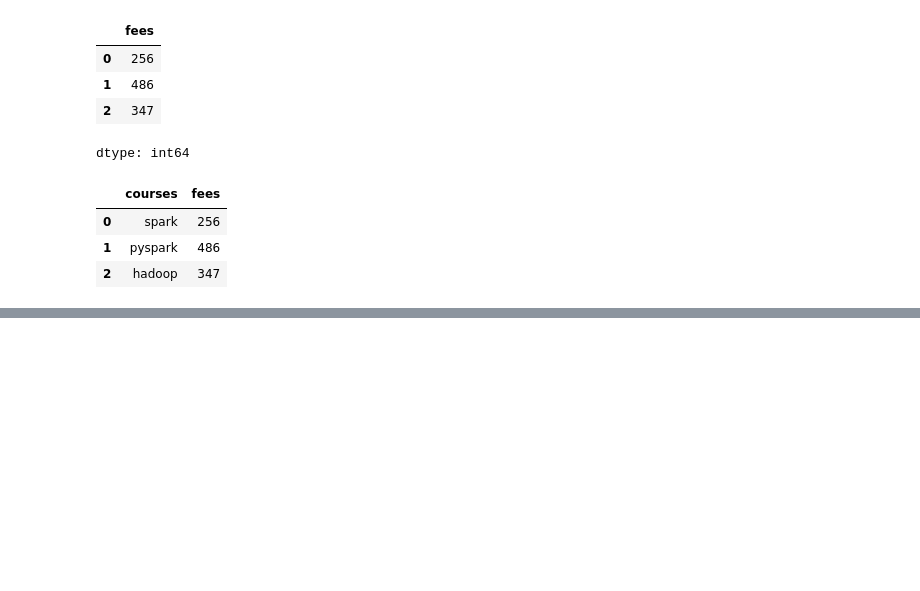
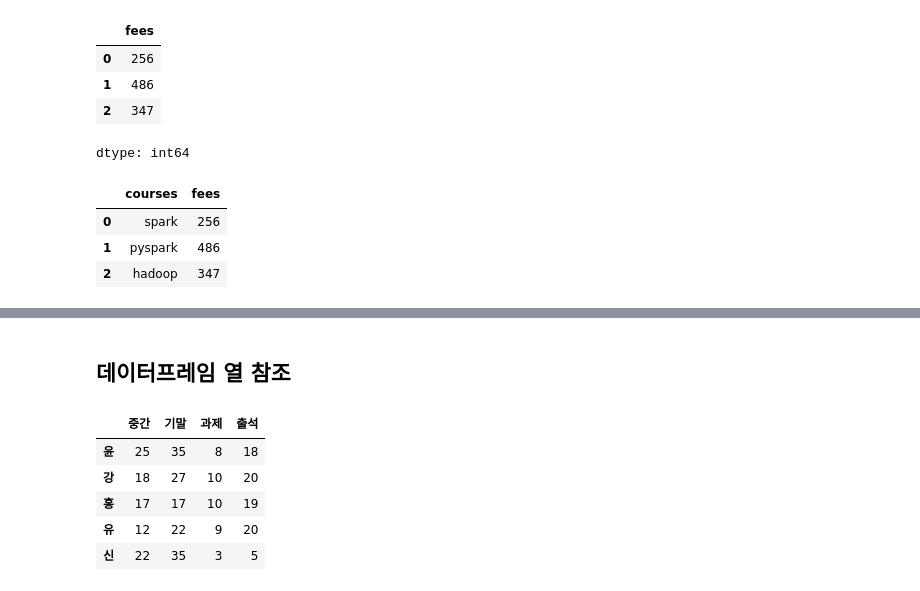
Before and after one commit to yeojeong735/2025-1-BD, a Jupyter notebook: inclass/02w_0317_pandas_basic.ipynb, the cells around one changed output, grey strips where cells are left out. Cells and saved outputs as stored; diff of their text form; code cells hidden in the pictures; blank space fills up the shorter version.

```diff
--- a/inclass/02w_0317_pandas_basic.ipynb
+++ b/inclass/02w_0317_pandas_basic.ipynb
@@ -297,0 +506,19 @@ df
+# %% [markdown]
+## 데이터프레임 열 참조
+# %%
+pf = pd.DataFrame(data = [[25, 35, 8, 18],
+                          [18,27,10,20],
+                          [17,17,10,19],
+                          [12,22,9,20],
+                          [22,35,3,5]],
+                  index=['윤','강','홍','유','신'],
+                  columns=['중간','기말','과제','출석'])
+
+pf
+# %% [output]
+|  | 중간 | 기말 | 과제 | 출석 |
+| 윤 | 25 | 35 | 8 | 18 |
+| 강 | 18 | 27 | 10 | 20 |
+| 홍 | 17 | 17 | 10 | 19 |
+| 유 | 12 | 22 | 9 | 20 |
+| 신 | 22 | 35 | 3 | 5 |
```
Also changed, not shown: parts of 53 cells of this notebook.
